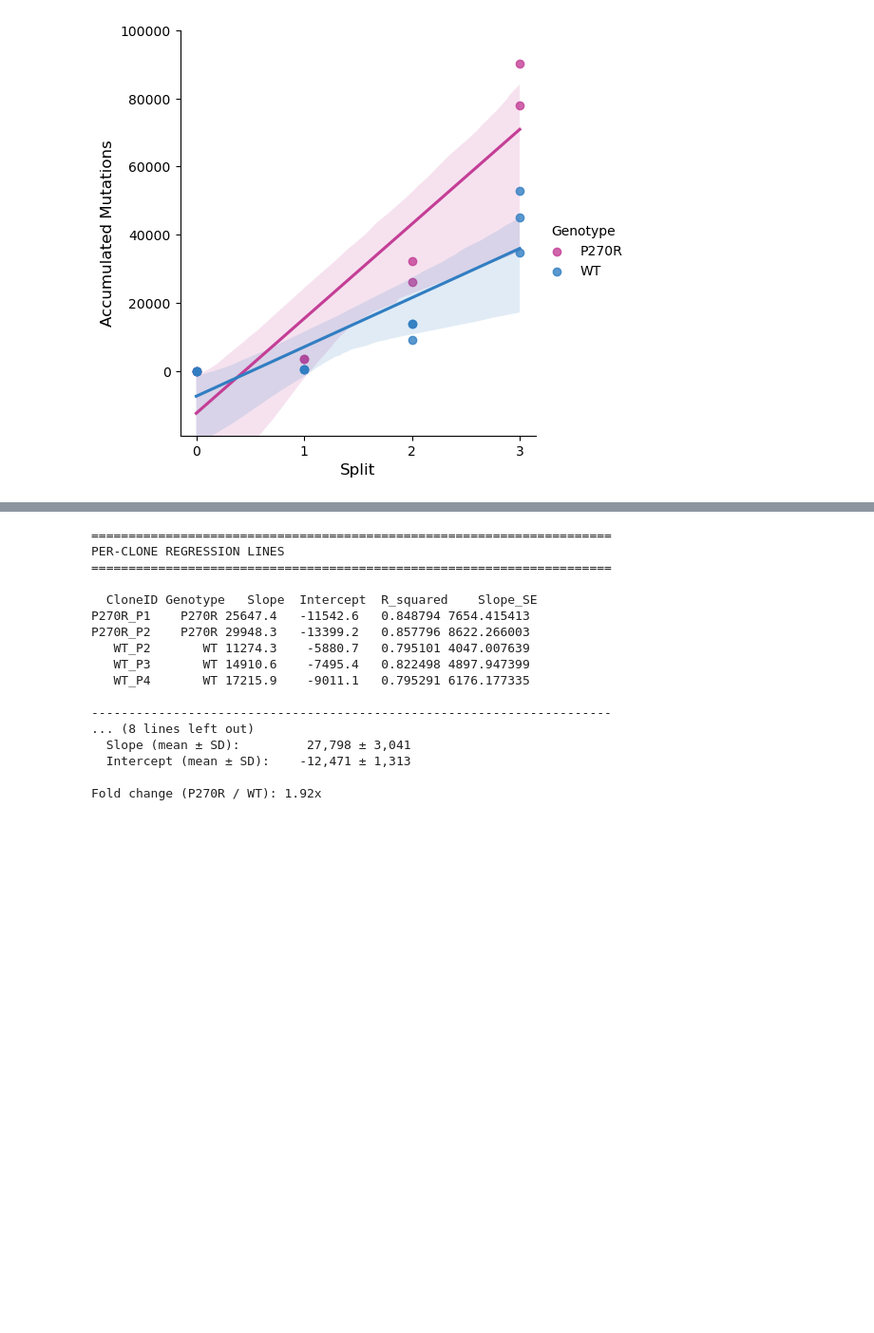
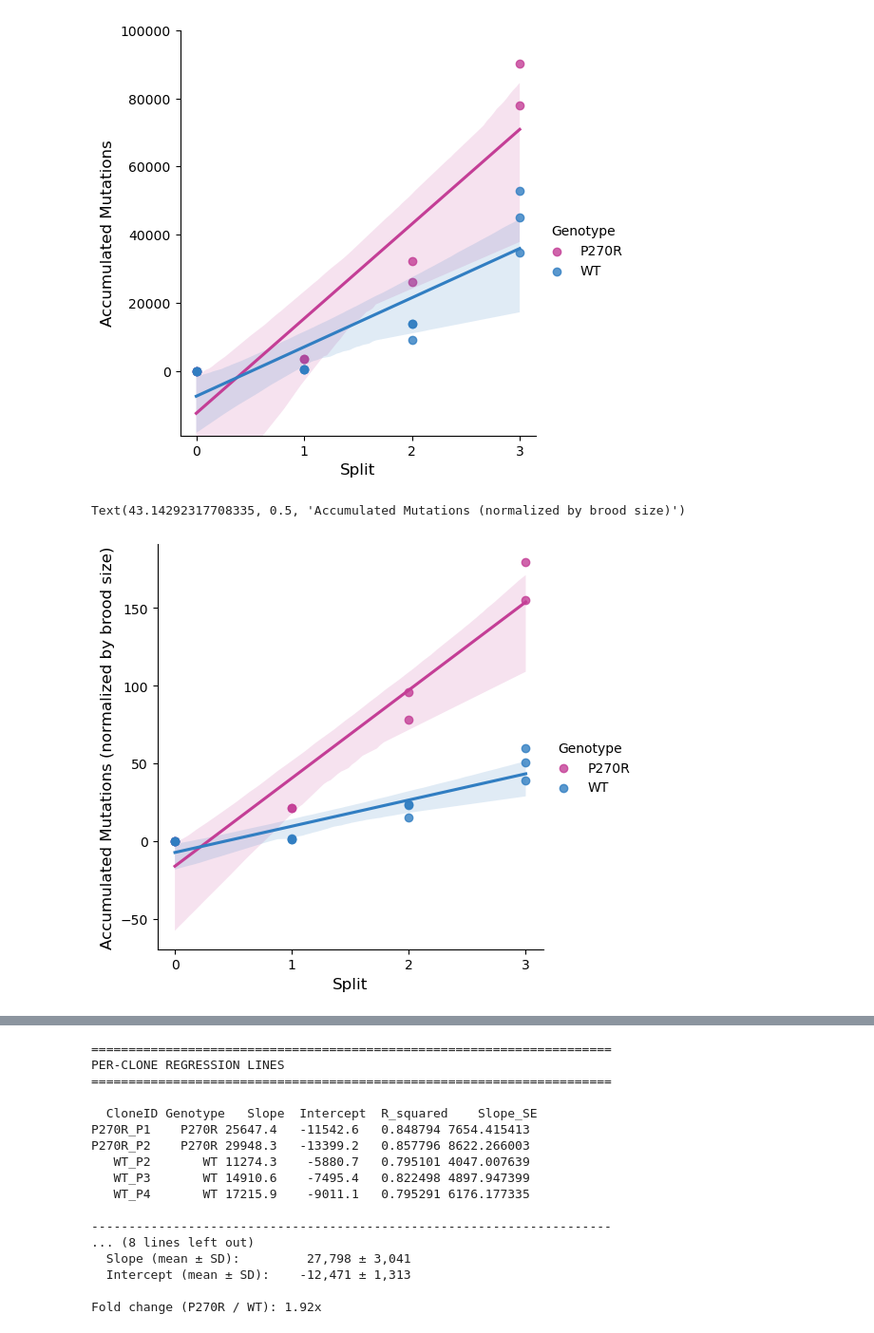
Before and after one commit to SrivatsanLab/SPC_genome, a Jupyter notebook: notebooks/worm_mut_accumulation.ipynb, the cells around one changed output, grey strips where cells are left out. Shown at 95% size. Cells and saved outputs as stored; diff of their text form; code cells hidden in the pictures; blank space fills up the shorter version.

```diff
--- a/notebooks/worm_mut_accumulation.ipynb
+++ b/notebooks/worm_mut_accumulation.ipynb
@@ -233,0 +223,3 @@ time_series = time_series.assign(
+# %%
+time_series = pd.read_csv('../results/worm_mut_accumulation/mutations.csv', index_col=0)
+# time_series
@@ -233,0 +228,11 @@ time_series = time_series.assign(
+# %%
+## Data collected by Sneha, transcribed manually here:
+## reporting brood size, Mean of 3 replicates
+
+brood_wt = (293 + 269 + 327) / 3      # 296.3
+brood_p270r = (162 + 102 + 240) / 3   # 168.0
+# %%
+time_series['Brood'] = time_series['Genotype'].map({'WT': brood_wt, 'P270R': brood_p270r})
+time_series['Cumulative_Brood'] = time_series['Brood'] * time_series['Split']
+time_series['Accumulated_Mutations_normalized'] = time_series['Accumulated_Mutations'] / time_series['Cumulative_Brood']
+time_series = time_series.fillna(0)
@@ -247,5 +274,21 @@ plt.ylabel("Accumulated Mutations", fontsize=12)
 # %% [output]
 Text(48.195016927083344, 0.5, 'Accumulated Mutations')
 [figure]
+# %%
+## Plot
+g = sns.lmplot(time_series, x='Split',y='Accumulated_Mutations_normalized',
+           palette={'WT':'#317EC2','P270R':'#C43E96'},
+           hue='Genotype'
+        )
+
+new_ticks = [0,1,2,3]
+new_labels = ['0','1','2','3']
+g.set(xticks=new_ticks, xticklabels=new_labels)
+# plt.ylim(-19000,100000)
+plt.xlabel("Split", fontsize=12)
+plt.ylabel("Accumulated Mutations (normalized by brood size)", fontsize=12)
+# %% [output]
+Text(43.14292317708335, 0.5, 'Accumulated Mutations (normalized by brood size)')
+[figure, added]
 # %%
 g.savefig('../results/worm_mut_accumulation/mutations_vs_time.png')
```
Also changed, not shown: parts of 28 cells of this notebook, 3 other files.
